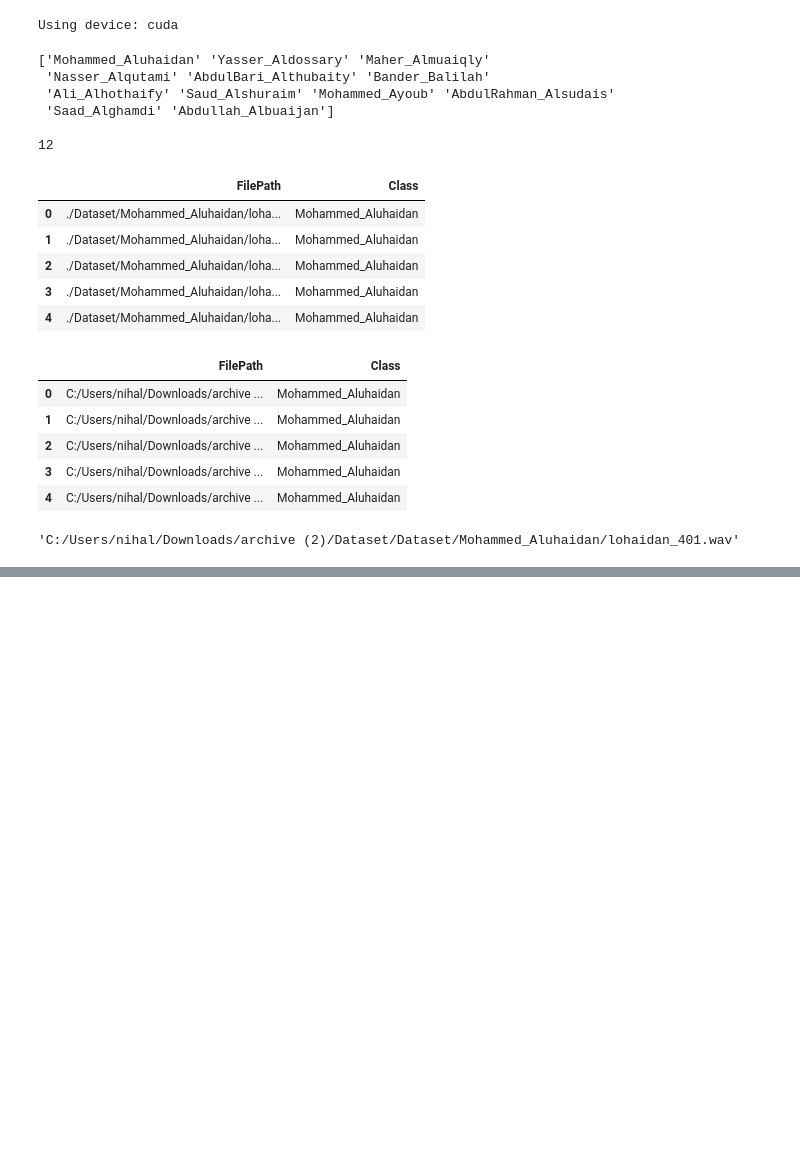
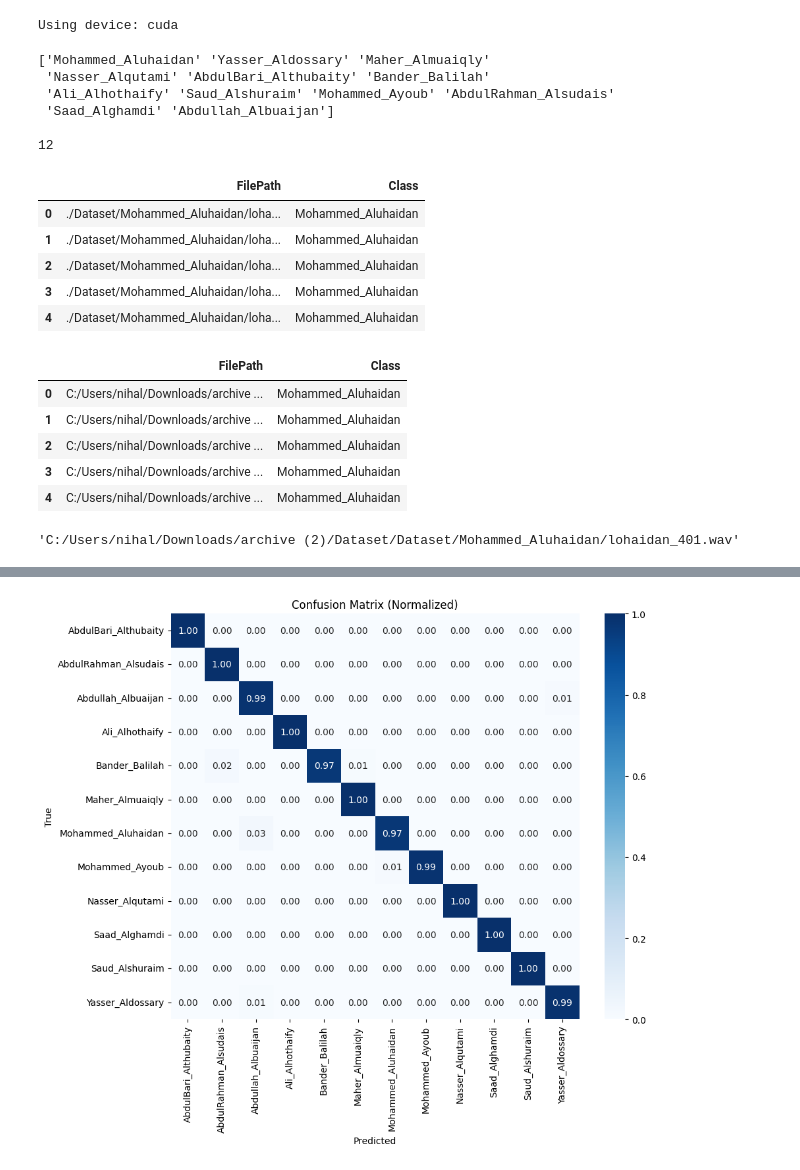
Before and after one commit to wolfy01/Regular_ML_Models, a Jupyter notebook: audio.ipynb, the cells around one changed output, grey strips where cells are left out. Cells and saved outputs as stored; diff of their text form; code cells hidden in the pictures; blank space fills up the shorter version.

```diff
--- a/audio.ipynb
+++ b/audio.ipynb
@@ -324,0 +410,19 @@ plt.show()
+# %%
+import seaborn as sns
+from sklearn.metrics import confusion_matrix
+
+# Compute confusion matrix
+cm = confusion_matrix(all_labels, all_preds)
+cm_normalized = cm.astype("float") / cm.sum(axis=1)[:, np.newaxis]  # normalize per row
+
+plt.figure(figsize=(10,8))
+sns.heatmap(cm_normalized, annot=True, fmt=".2f", cmap="Blues",
+            xticklabels=label_encoder.classes_,
+            yticklabels=label_encoder.classes_)
+
+plt.title("Confusion Matrix (Normalized)")
+plt.xlabel("Predicted")
+plt.ylabel("True")
+plt.show()
+# %% [output]
+[figure, added]
```
Also changed, not shown: parts of 12 cells of this notebook.
